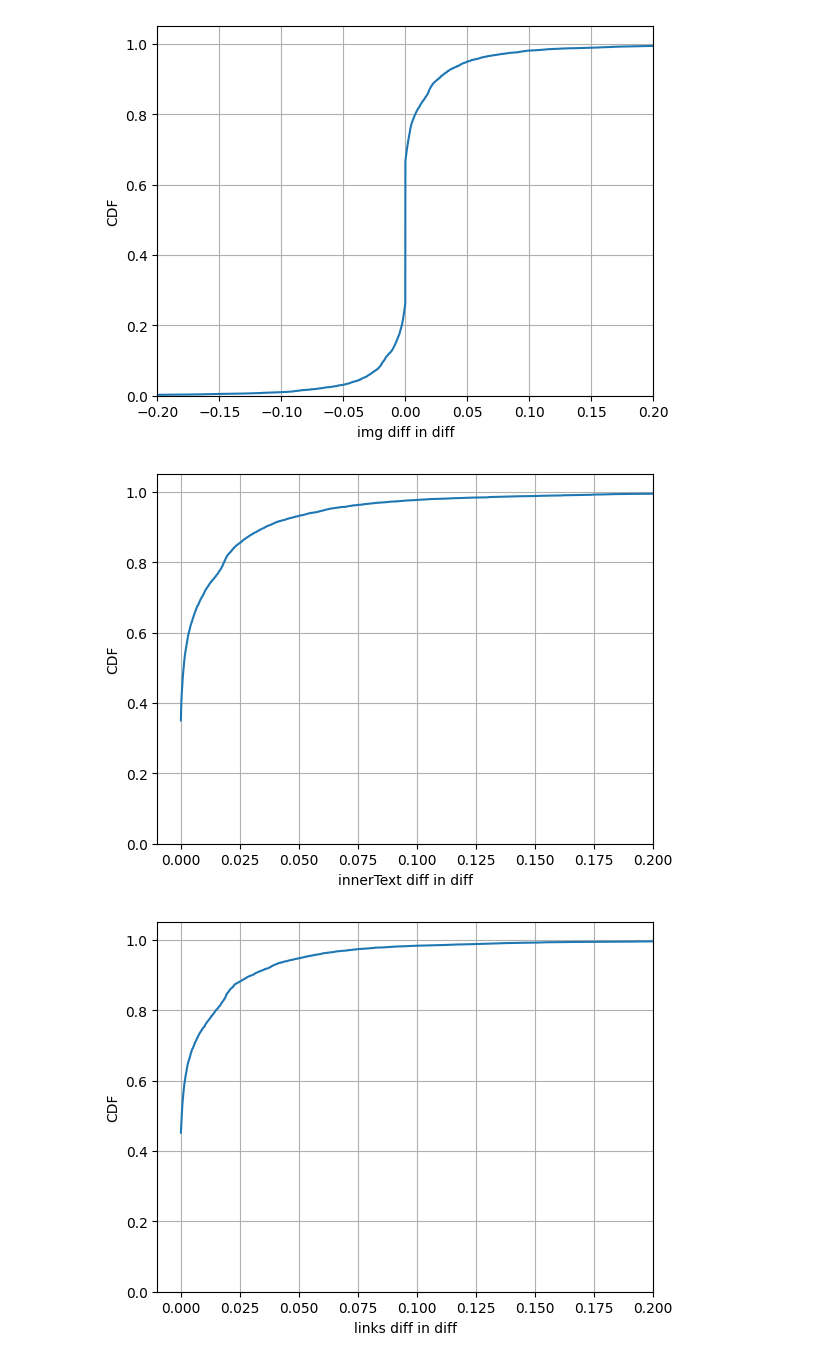
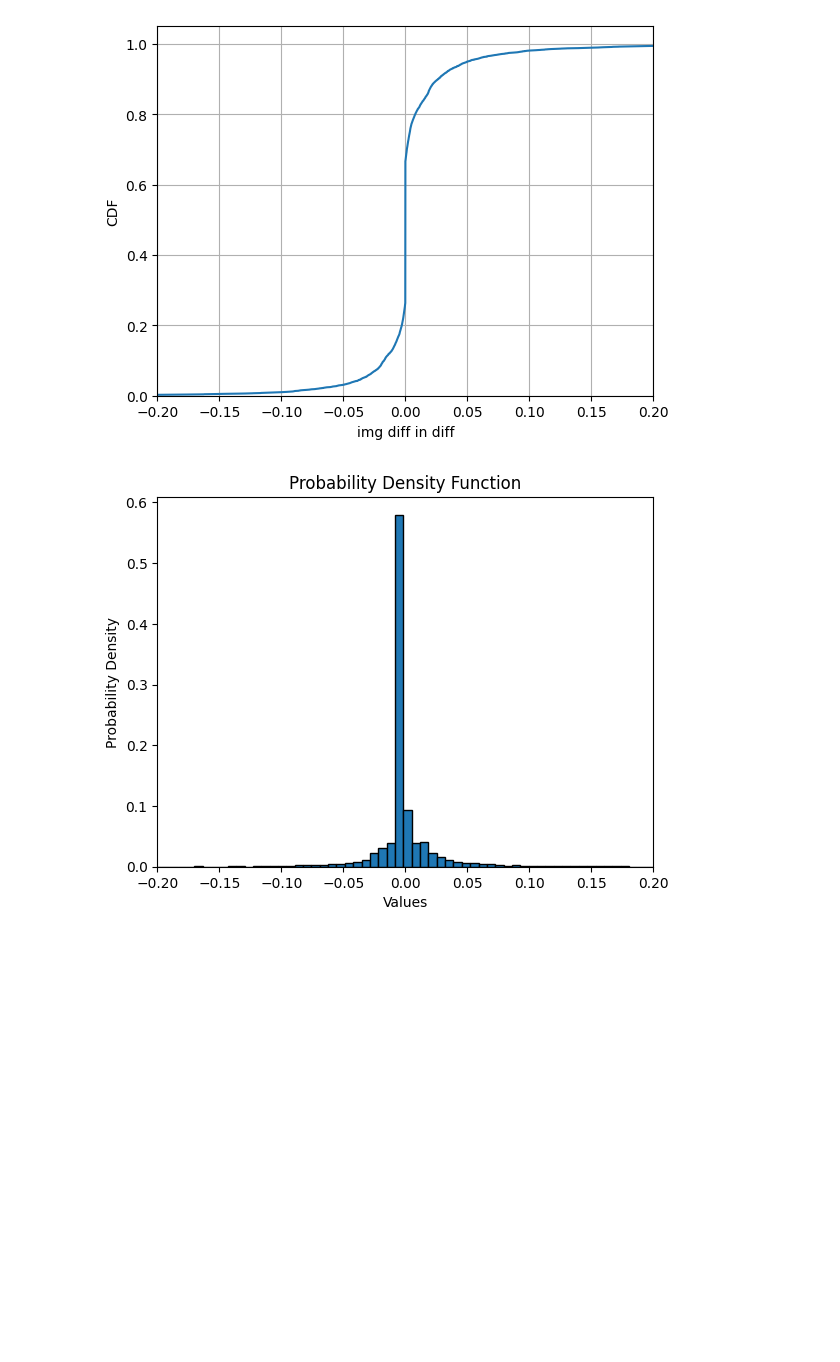
Before and after one commit to maxwellmlin/cookie-classify, a Jupyter notebook: classification_algo.ipynb, the cells around one changed output. Drawn from its saved outputs; the diff is of its cells as text; code cells hidden in the pictures; blank space fills up the shorter version.

Commit message:
Use bar chart for clickstream

```diff
--- a/classification_algo.ipynb
+++ b/classification_algo.ipynb
@@ -12,6 +12,7 @@ import statistics
 from pathlib import Path
 import yaml
 import matplotlib.pyplot as plt
+from matplotlib.pyplot import figure
 import matplotlib as mpl
 from filelock import FileLock
 from crawler import CrawlResults
@@ -21,12 +22,16 @@ import time
 import numpy as np
 import math
 
+plt.rcParams.update({'font.size': 16})
+
 CRAWL_NAME = 'KJ2GW'
+NUM_WORKERS = 25
 
 DATA_PATH = Path("/usr/project/xtmp/mml66/cookie-classify/") / CRAWL_NAME
 ANALYSIS_PATH = Path("analysis") / CRAWL_NAME
-for name in ["innerText", "links", "img", "screenshots"]:
-    (ANALYSIS_PATH / "slurm" / name).mkdir(parents=True, exist_ok=True)
+FIGURE_PATH = Path("analysis") / CRAWL_NAME / "figs"
+FIGURE_PATH.mkdir(parents=True, exist_ok=True)
+(ANALYSIS_PATH / "slurm/differences").mkdir(parents=True, exist_ok=True)
 
 # Config
 with open(DATA_PATH / "config.yaml", "r") as stream:
@@ -66,7 +71,6 @@ successful_sites = []
 unsuccessful_sites = []
 keys = set()
 for domain, result in site_results.items():
-    result: CrawlResults
     keys.update(result.keys())
     if result.get("url") and not result.get("SIGKILL") and not result.get("unexpected_exception"):
         successful_sites.append(domain)
@@ -504,12 +633,2 @@ plot_cdf(screenshots['screenshot_difference'], 'Screenshot Difference', [-0.01,
 # %% [markdown]
 ## Features Analysis
-# %%
-for feature in ["innerText", "links", "img"]:
-    df = pd.DataFrame()
-    for i in range(25):
-        to_merge = pd.read_csv(ANALYSIS_PATH / f'slurm/{feature}/{i}.csv')
-        df = pd.concat([df, to_merge], ignore_index=True)
-    df.sort_values(by='diff_in_diff', ascending=True, inplace=True)
-    df.to_csv(ANALYSIS_PATH / f"{feature}.csv", index=False)
-    features[feature] = df
-    print(f"Domains analyzed for {feature}: {len(df)}/{len(successful_sites)}")
@@ -527,10 +642,23 @@ plot_cdf(list(features["img"]["diff_in_diff"]), "img diff in diff", [-0.2, 0.2,
 [figure]
 [figure]
 # %%
-# Difference of Difference
-plot_cdf([abs(val) for val in list(features["innerText"]["diff_in_diff"])], "innerText diff in diff", [-0.01, 0.2, 0, 1.05])
-plot_cdf([abs(val) for val in list(features["links"]["diff_in_diff"])], "links diff in diff", [-0.01, 0.2, 0, 1.05])
-plot_cdf([abs(val) for val in list(features["img"]["diff_in_diff"])], "img diff in diff", [-0.01, 0.2, 0, 1.05])
+# # Difference of Difference
+# plot_pdf(list(features["innerText"]["diff_in_diff"]), "innerText diff in diff", [-1, 1, 0, 1.05])
+# plot_pdf(list(features["links"]["diff_in_diff"]), "links diff in diff", [-0.2, 0.2, 0, 1.05])
+# plot_pdf(list(features["img"]["diff_in_diff"]), "img diff in diff", [-0.2, 0.2, 0, 1.05])
+
+# Calculate the histogram
+hist, bins = np.histogram(list(features["innerText"]["diff_in_diff"]), bins=200, density=True)
+
+# Calculate the PDF
+pdf = hist / np.sum(hist)
+
+# Plotting the PDF
+plt.bar(bins[:-1], pdf, width=np.diff(bins), edgecolor='black')
+plt.xlabel('Values')
+plt.ylabel('Probability Density')
+plt.title('Probability Density Function')
+plt.xlim(-0.2, 0.2)
+plt.show()
 # %% [output]
-[figure, old version]
+[figure, new version]
-[figure, removed]
```
Also changed, not shown: parts of 18 cells of this notebook.
